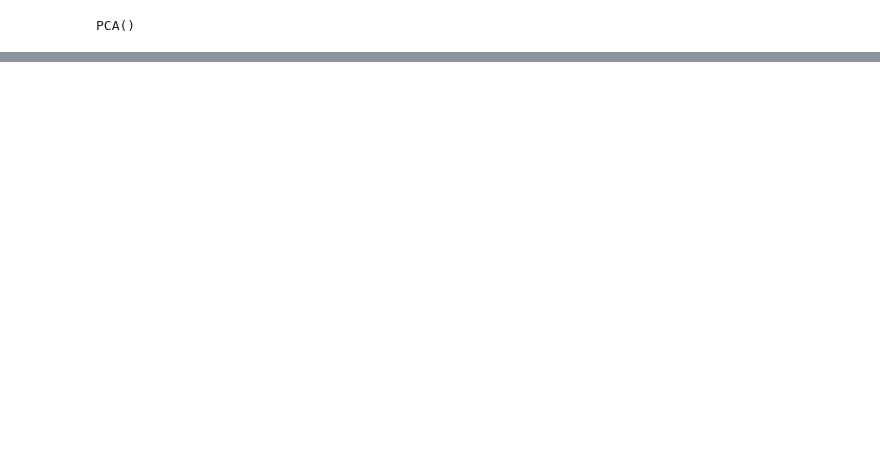
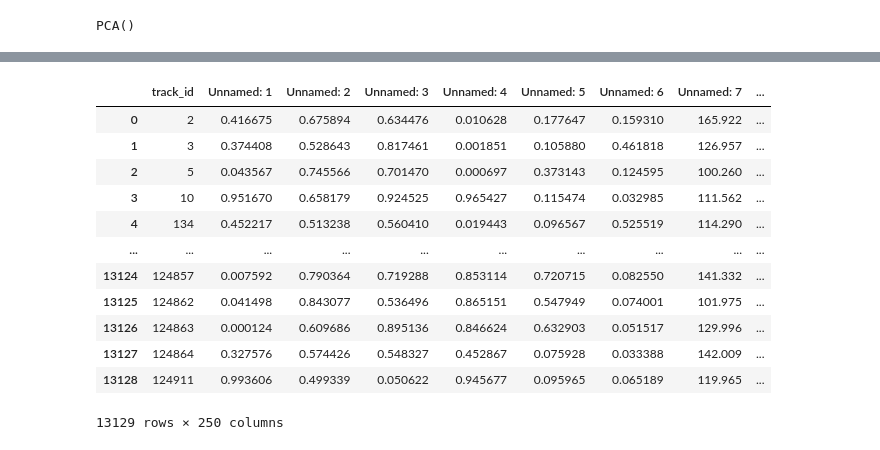
Before and after one commit to johnloane/sd4_dav_24, a Jupyter notebook: pca_late.ipynb, the cells around one changed output, grey strips where cells are left out. Cells and saved outputs as stored; diff of their text form; code cells hidden in the pictures; blank space fills up the shorter version.

```diff
--- a/pca_late.ipynb
+++ b/pca_late.ipynb
@@ -314,0 +317,19 @@ dtype: float64
+# %%
+import pandas as pd
+data = pd.read_csv("echonest.csv", skiprows=3)
+# %%
+data
+# %% [output]
+|  | track_id | Unnamed: 1 | Unnamed: 2 | Unnamed: 3 | Unnamed: 4 | Unnamed: 5 | Unnamed: 6 | Unnamed: 7 | ... |
+| 0 | 2 | 0.416675 | 0.675894 | 0.634476 | 0.010628 | 0.177647 | 0.159310 | 165.922 | ... |
+| 1 | 3 | 0.374408 | 0.528643 | 0.817461 | 0.001851 | 0.105880 | 0.461818 | 126.957 | ... |
+| 2 | 5 | 0.043567 | 0.745566 | 0.701470 | 0.000697 | 0.373143 | 0.124595 | 100.260 | ... |
+| 3 | 10 | 0.951670 | 0.658179 | 0.924525 | 0.965427 | 0.115474 | 0.032985 | 111.562 | ... |
+| 4 | 134 | 0.452217 | 0.513238 | 0.560410 | 0.019443 | 0.096567 | 0.525519 | 114.290 | ... |
+| ... | ... | ... | ... | ... | ... | ... | ... | ... | ... |
+| 13124 | 124857 | 0.007592 | 0.790364 | 0.719288 | 0.853114 | 0.720715 | 0.082550 | 141.332 | ... |
+| 13125 | 124862 | 0.041498 | 0.843077 | 0.536496 | 0.865151 | 0.547949 | 0.074001 | 101.975 | ... |
+| 13126 | 124863 | 0.000124 | 0.609686 | 0.895136 | 0.846624 | 0.632903 | 0.051517 | 129.996 | ... |
+| 13127 | 124864 | 0.327576 | 0.574426 | 0.548327 | 0.452867 | 0.075928 | 0.033388 | 142.009 | ... |
+| 13128 | 124911 | 0.993606 | 0.499339 | 0.050622 | 0.945677 | 0.095965 | 0.065189 | 119.965 | ... |
+13129 rows × 250 columns
```
Also changed, not shown: parts of 19 cells of this notebook, 1 other file.
